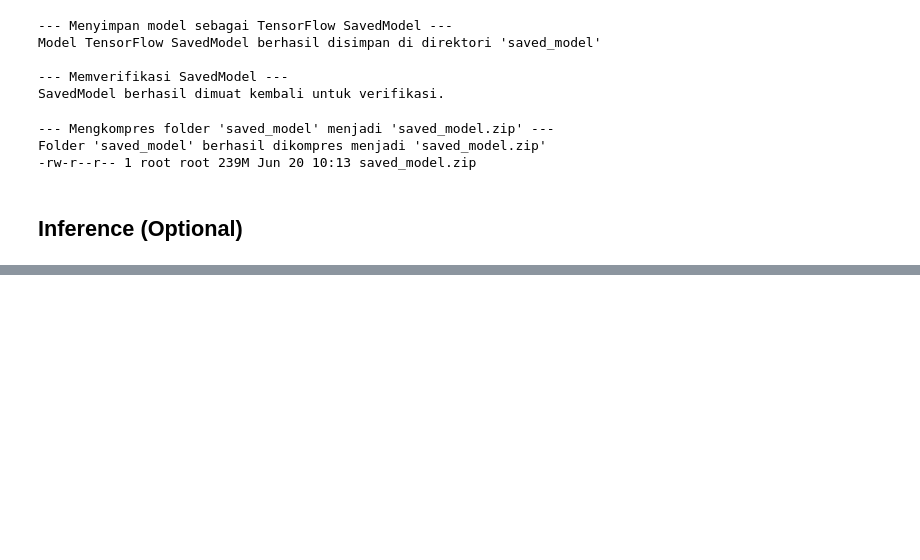
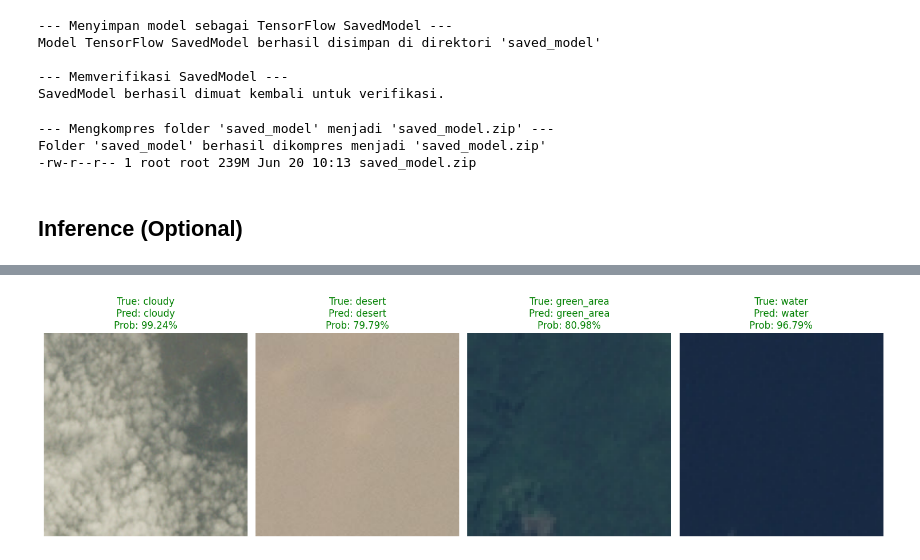
Before and after one commit to apriarami789/image_clasification, a Jupyter notebook: KlasifikasiGambar_Mhd_ApriArami.ipynb, the cells around one changed output, grey strips where cells are left out. Cells and saved outputs as stored; diff of their text form; code cells hidden in the pictures; blank space fills up the shorter version.

```diff
--- a/KlasifikasiGambar_Mhd_ApriArami.ipynb
+++ b/KlasifikasiGambar_Mhd_ApriArami.ipynb
@@ -754,3 +754,95 @@ Folder 'saved_model' berhasil dikompres menjadi 'saved_model.zip'
 -rw-r--r-- 1 root root 239M Jun 20 10:13 saved_model.zip
 # %% [markdown]
 ## Inference (Optional)
+# %%
+# Muat model terbaik (pastikan sudah dimuat sebelumnya)
+# best_model = tf.keras.models.load_model('best_satellite_cnn.h5') # uncomment jika belum dimuat
+
+# Reset test generator untuk memastikan urutan gambar konsisten
+test_generator.reset()
+
+# Dapatkan nama-nama kelas dari generator
+class_labels = list(test_generator.class_indices.keys())
+sorted_class_labels = [label for label, index in sorted(test_generator.class_indices.items(), key=lambda item: item[1])]
+
+print("\n--- Melakukan Inferensi pada satu gambar per kelas dari Test Generator ---")
+
+# Buat dictionary untuk menyimpan indeks gambar pertama yang ditemukan per kelas
+images_to_predict = {}
+images_paths_for_display = {} # Untuk menyimpan path jika perlu dibaca ulang
+
+# Loop melalui test generator untuk menemukan satu gambar per kelas
+# Batasi jumlah batch yang diperiksa
+max_batches_to_check_inference = len(test_generator) # Cek semua batch yang tersedia
+
+found_all_classes = False
+for i in range(max_batches_to_check_inference):
+    images, batch_labels = next(test_generator)
+    batch_labels_indices = np.argmax(batch_labels, axis=1)
+
+    for j in range(images.shape[0]):
+        img = images[j]
+        label_index = batch_labels_indices[j]
+        class_name = sorted_class_labels[label_index] # Gunakan sorted_class_labels
+
+        if class_name not in images_to_predict:
+            # Simpan gambar dan indeks aslinya di batch
+            images_to_predict[class_name] = img
+
+            # Dapatkan path asli gambar dari generator (sedikit tricky)
+            # Filepaths dalam generator sudah diurutkan berdasarkan kelas
+            # Karena shuffle=False, indeks gambar di batch sesuai dengan indeks di generator.filenames
+            original_filepath = test_generator.filepaths[i * test_generator.batch_size + j]
+            images_paths_for_display[class_name] = original_filepath
+
+            # Hentikan jika sudah menemukan satu gambar untuk setiap kelas
+            if len(images_to_predict) == test_generator.num_classes:
+                found_all_classes = True
+                break
+
+    if found_all_classes:
+        break
+
+# Jika tidak semua kelas ditemukan setelah memeriksa semua batch
+if not found_all_classes:
+     print("Warning: Tidak semua kelas ditemukan di test generator setelah memeriksa semua batch.")
+
+
+# Lakukan prediksi dan tampilkan hasilnya
+plt.figure(figsize=(15, 5))
+
+# Mengurutkan kelas sesuai dengan urutan label pada generator (alfabetis)
+for i, class_name in enumerate(sorted_class_labels):
+    if class_name in images_to_predict:
+        img_for_display = images_to_predict[class_name]
+
+        # Persiapan untuk prediksi: tambahkan dimensi batch
+        img_for_prediction = np.expand_dims(img_for_display, axis=0)
+
+        # Lakukan prediksi
+        predictions = best_model.predict(img_for_prediction)
+        predicted_label_index = np.argmax(predictions)
+        predicted_class_name = sorted_class_labels[predicted_label_index]
+        confidence = predictions[0][predicted_label_index] * 100
+
+        # Tampilkan gambar
+        plt.subplot(1, len(sorted_class_labels), i + 1)
+        # matplotlib.pyplot.imshow mengharapkan nilai dalam rentang [0, 1] atau [0, 255]
+        # Karena kita sudah mereskalakan gambar saat membuat generator (rescale=1./255),
+        # gambarnya sudah dalam rentang [0, 1].
+        plt.imshow(img_for_display)
+
+        # Tampilkan judul dengan prediksi dan probabilitas
+        title = f"True: {class_name}\nPred: {predicted_class_name}\nProb: {confidence:.2f}%"
+        color = 'green' if class_name == predicted_class_name else 'red'
+        plt.title(title, color=color)
+        plt.axis('off')
+    else:
+         print(f"Skip class '{class_name}' as no image was found in the sampled batches.")
+
+
+plt.tight_layout()
+plt.show()
+
+print("\nInferensi selesai.")
+# %% [output]
@@ -756,0 +854 @@ Folder 'saved_model' berhasil dikompres menjadi 'saved_model.zip'
+[figure, added]
```
Also changed, not shown: parts of 1 cell of this notebook.
